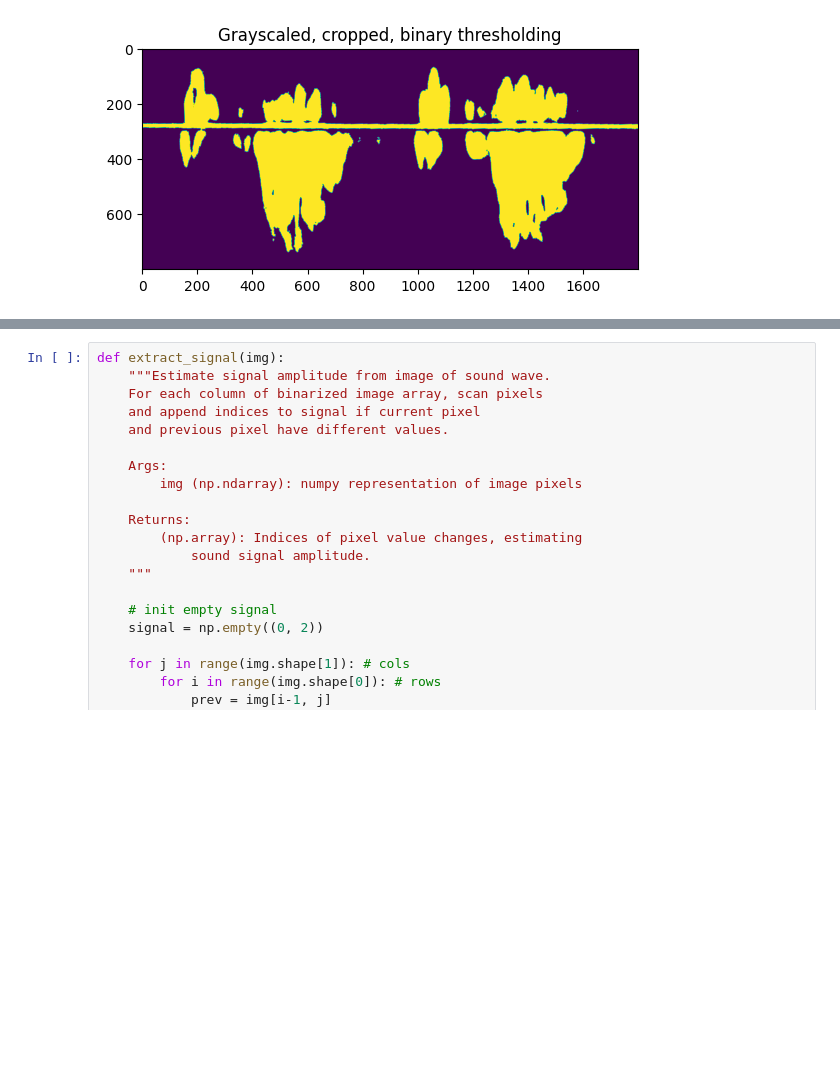
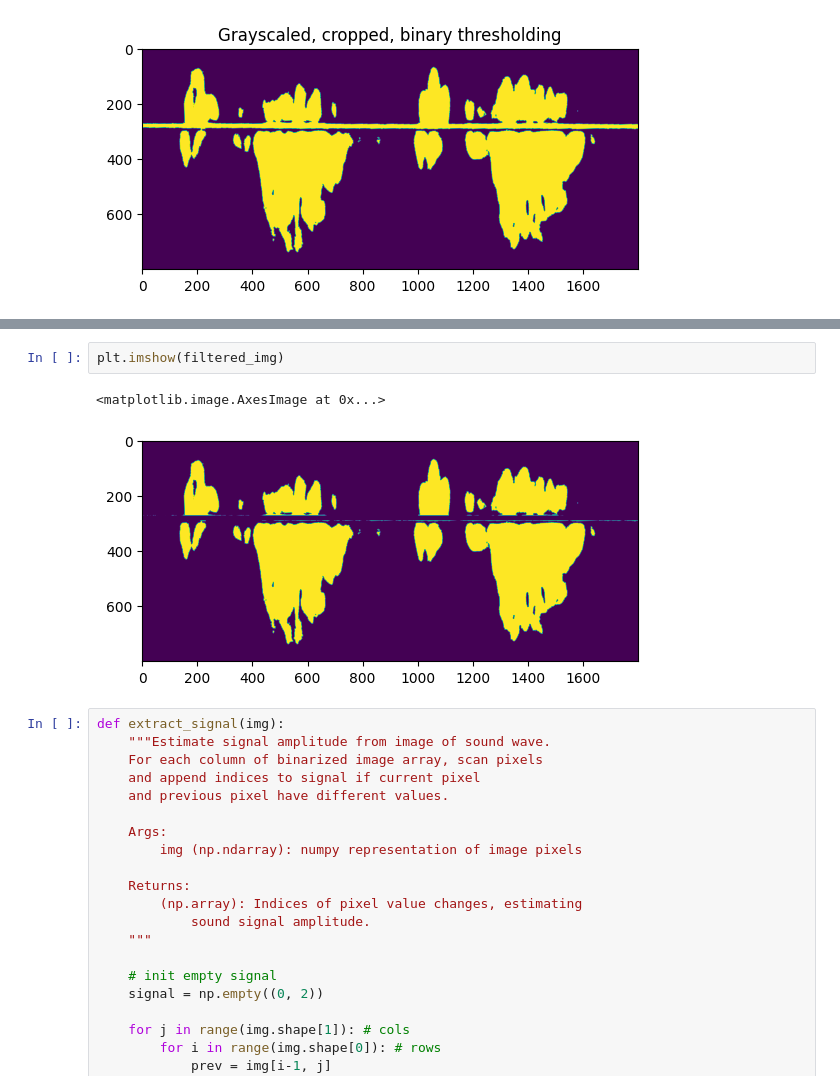
Before and after one commit to nastory/heartbeat, a Jupyter notebook: heartbeat.ipynb, the cells around one changed output, grey strips where cells are left out. Cells and saved outputs as stored; diff of their text form; blank space fills up the shorter version.

```diff
--- a/heartbeat.ipynb
+++ b/heartbeat.ipynb
@@ -47,3 +69,8 @@ plt.show()
+# %%
+plt.imshow(filtered_img)
+# %% [output]
+<matplotlib.image.AxesImage at 0x...>
+[figure, added]
 # %%
 def extract_signal(img):
     """Estimate signal amplitude from image of sound wave.
```
Also changed, not shown: parts of 20 cells of this notebook, 4 other files.
